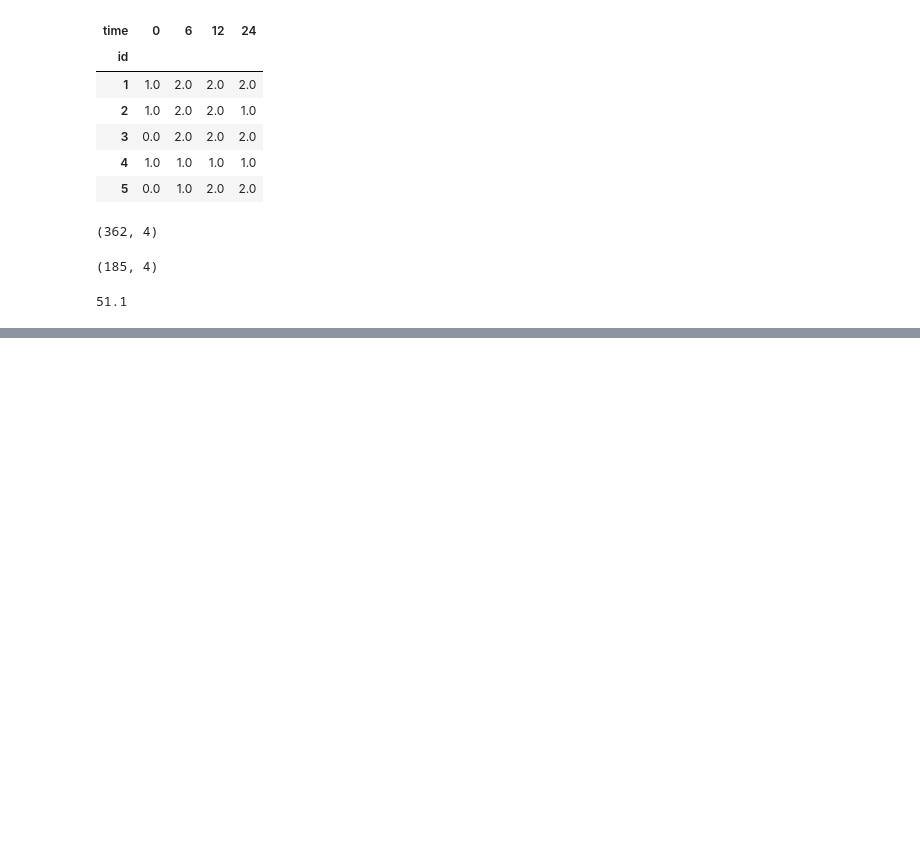
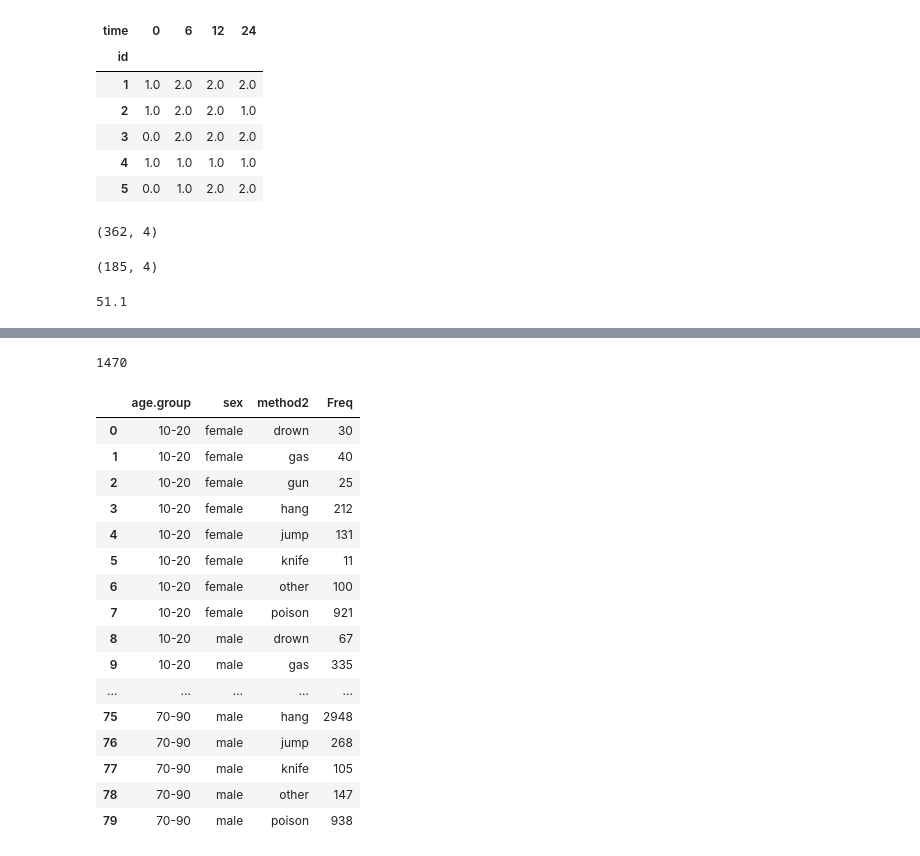
Before and after one commit to queite/bootcamp-data-analytics, a Jupyter notebook: Desafio_Python_Pandas.ipynb, the cells around one changed output, grey strips where cells are left out. Drawn from its saved outputs; the diff is of its cells as text; code cells hidden in the pictures; blank space fills up the shorter version.

```diff
--- a/Desafio_Python_Pandas.ipynb
+++ b/Desafio_Python_Pandas.ipynb
@@ -437,0 +460,3 @@ round(perc_melhor_condicoes, 2)
+# %%
+suicide = pydataset.data('Suicide')
+suicide
@@ -437,0 +492,26 @@ round(perc_melhor_condicoes, 2)
+# %%
+choosen_total_freq = total_freq[(total_freq['age.group'] == '10-20') & (total_freq['sex'] == 'female')].get('Freq')[0]
+choosen_total_freq
+# %% [output]
+1470
+# %%
+freq_by_method = suicide.groupby(['age.group', 'sex', 'method2'], as_index=False)['Freq'].sum()
+freq_by_method
+# %% [output]
+|  | age.group | sex | method2 | Freq |
+| 0 | 10-20 | female | drown | 30 |
+| 1 | 10-20 | female | gas | 40 |
+| 2 | 10-20 | female | gun | 25 |
+| 3 | 10-20 | female | hang | 212 |
+| 4 | 10-20 | female | jump | 131 |
+| 5 | 10-20 | female | knife | 11 |
+| 6 | 10-20 | female | other | 100 |
+| 7 | 10-20 | female | poison | 921 |
+| 8 | 10-20 | male | drown | 67 |
+| 9 | 10-20 | male | gas | 335 |
+| ... | ... | ... | ... | ... |
+| 75 | 70-90 | male | hang | 2948 |
+| 76 | 70-90 | male | jump | 268 |
+| 77 | 70-90 | male | knife | 105 |
+| 78 | 70-90 | male | other | 147 |
+| 79 | 70-90 | male | poison | 938 |
```
Also changed, not shown: parts of 8 cells of this notebook.
